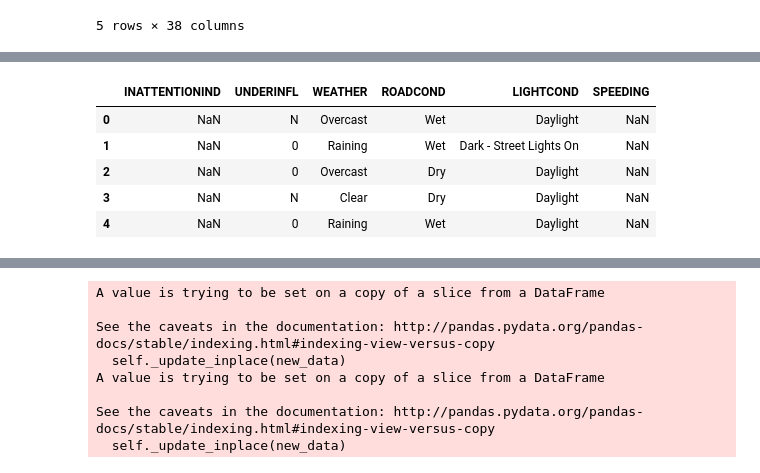
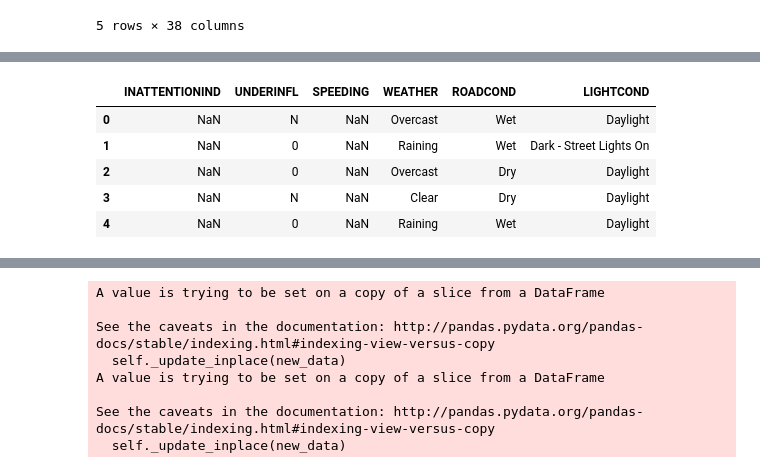
Before and after one commit to PanPalitta/IBM_DataScience, a Jupyter notebook: Data_capstone.ipynb, the cells around one changed output, grey strips where cells are left out. Drawn from its saved outputs; the diff is of its cells as text; code cells hidden in the pictures.

```diff
--- a/Data_capstone.ipynb
+++ b/Data_capstone.ipynb
@@ -46,14 +52,14 @@ import matplotlib.pyplot as plt
 import seaborn as sns
 # %%
 #First we will create the dataframe that contains only the attributes that we will use and the target with just the severity code.
-X = df_collision[['INATTENTIONIND','UNDERINFL','WEATHER','ROADCOND','LIGHTCOND','SPEEDING']]
+X = df_collision[['INATTENTIONIND','UNDERINFL','SPEEDING','WEATHER','ROADCOND','LIGHTCOND']]
 X.head()
 # %% [output]
-|  | INATTENTIONIND | UNDERINFL | WEATHER | ROADCOND | LIGHTCOND | SPEEDING |
-| 0 | NaN | N | Overcast | Wet | Daylight | NaN |
-| 1 | NaN | 0 | Raining | Wet | Dark - Street Lights On | NaN |
-| 2 | NaN | 0 | Overcast | Dry | Daylight | NaN |
-| 3 | NaN | N | Clear | Dry | Daylight | NaN |
-| 4 | NaN | 0 | Raining | Wet | Daylight | NaN |
+|  | INATTENTIONIND | UNDERINFL | SPEEDING | WEATHER | ROADCOND | LIGHTCOND |
+| 0 | NaN | N | NaN | Overcast | Wet | Daylight |
+| 1 | NaN | 0 | NaN | Raining | Wet | Dark - Street Lights On |
+| 2 | NaN | 0 | NaN | Overcast | Dry | Daylight |
+| 3 | NaN | N | NaN | Clear | Dry | Daylight |
+| 4 | NaN | 0 | NaN | Raining | Wet | Daylight |
 # %%
 Y=df_collision['SEVERITYCODE'].values
```
Also changed, not shown: parts of 24 cells of this notebook.
